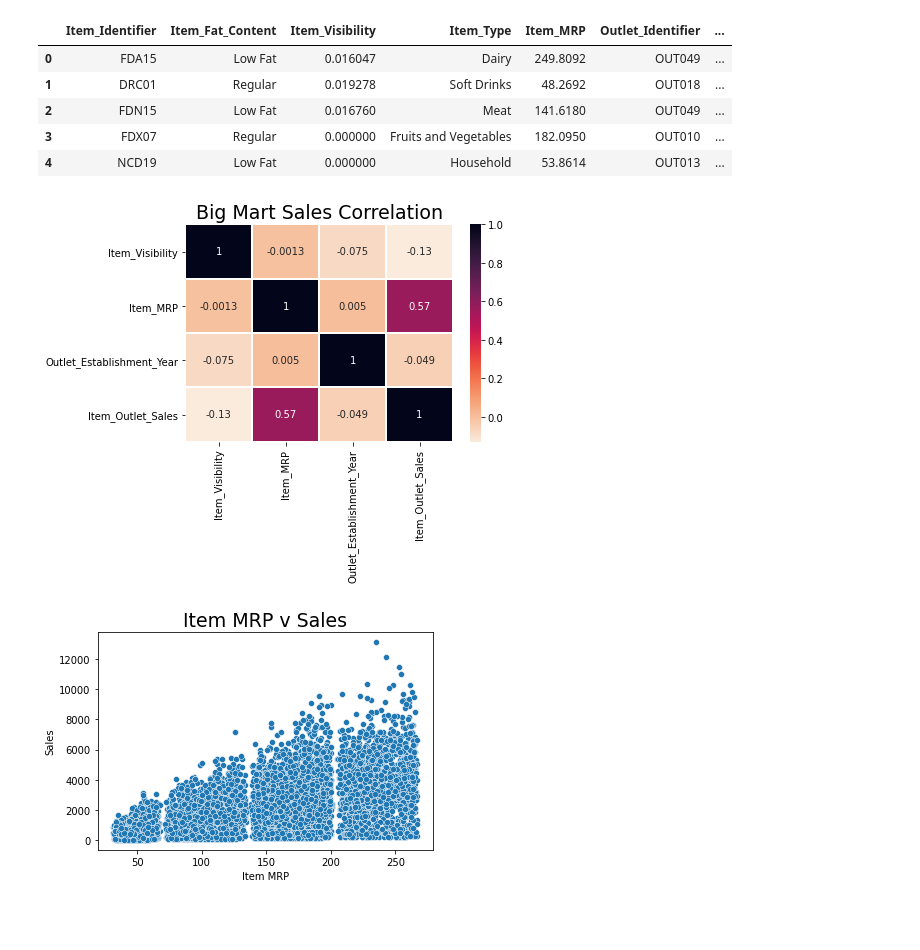
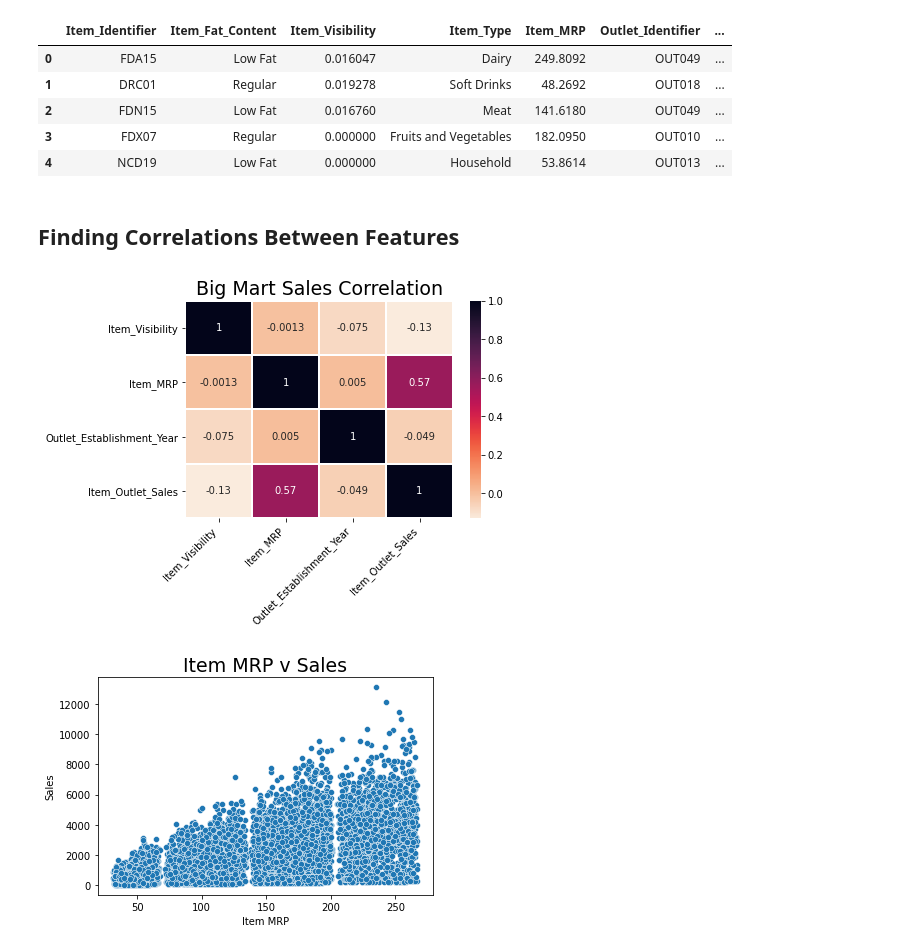
Before and after one commit to Drodricks0/Sales_Prediction, a Jupyter notebook: Project_1.ipynb, the cells around one changed output. Drawn from its saved outputs; the diff is of its cells as text; code cells hidden in the pictures; blank space fills up the shorter version.

```diff
--- a/Project_1.ipynb
+++ b/Project_1.ipynb
@@ -116,12 +128,15 @@ df.head()                                               #decided to drop Item_We
 | 2 | FDN15 | Low Fat | 0.016760 | Meat | 141.6180 | OUT049 | ... |
 | 3 | FDX07 | Regular | 0.000000 | Fruits and Vegetables | 182.0950 | OUT010 | ... |
 | 4 | NCD19 | Low Fat | 0.000000 | Household | 53.8614 | OUT013 | ... |
+# %% [markdown]
+## **Finding Correlations Between Features**
 # %%
 corr = df.corr()
-sns.heatmap(corr, cmap = 'rocket_r', linewidth = 1, annot = True)
-plt.title('Big Mart Sales Correlation', size = 19);      #this is meant for identifying any correlations in the immediate data
+g = sns.heatmap(corr, cmap = 'rocket_r', linewidth = 1, annot = True)
+plt.title('Big Mart Sales Correlation', size = 19)                                     #https://www.codegrepper.com/code-examples/whatever/rotate+the+x+labels+on+heatmap rotate labels
+g.set_xticklabels(g.get_xticklabels(), rotation=45, horizontalalignment='right');      #this is meant for identifying any correlations in the immediate data
 # %% [output]
-[figure, old version]
+[figure, new version]
 # %%
 outlet_sales = df['Item_Outlet_Sales']
 mrp = df['Item_MRP']
```
Also changed, not shown: parts of 39 cells of this notebook.
